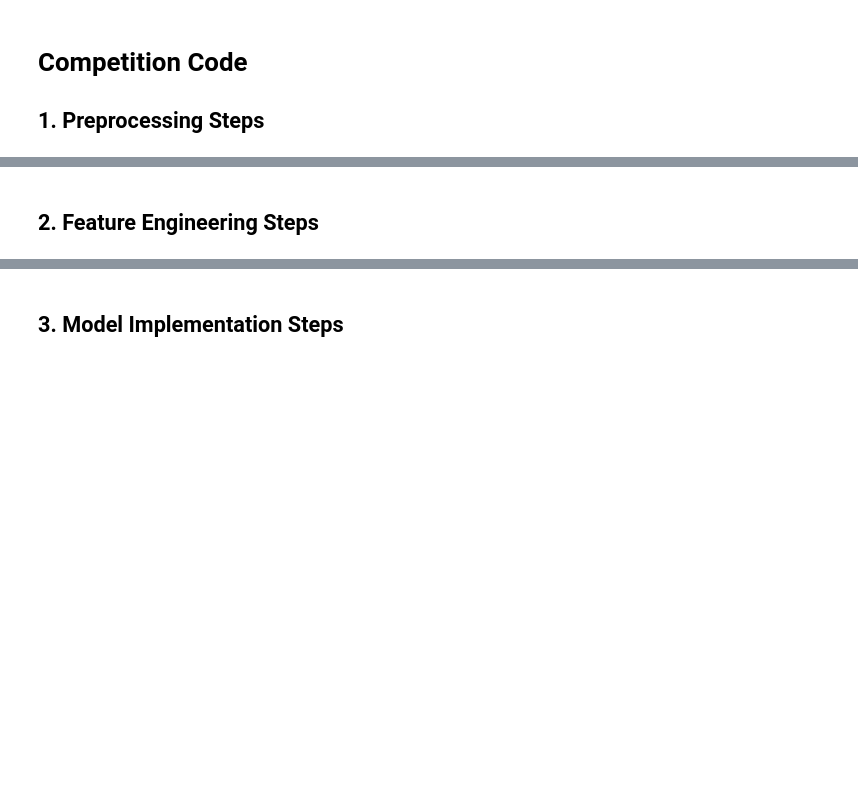
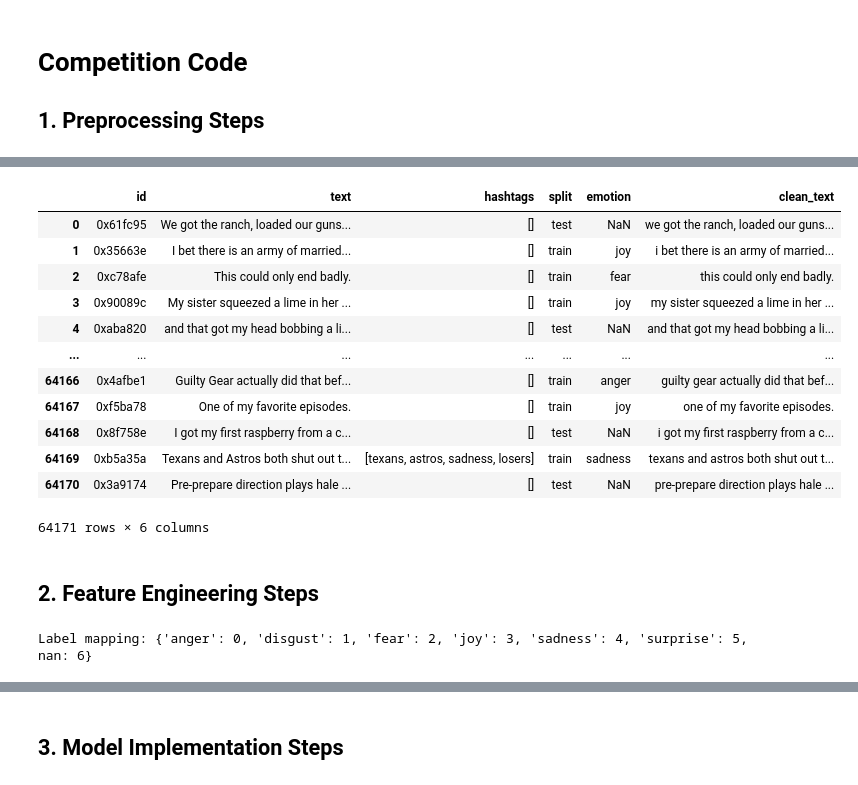
Before and after one commit to Teepawin/DM2025-Lab2-Exercise, a Jupyter notebook: DM2025-Lab2-Homework.ipynb, the cells around one changed output, grey strips where cells are left out. Drawn from its saved outputs; the diff is of its cells as text; code cells hidden in the pictures; blank space fills up the shorter version.

```diff
--- a/DM2025-Lab2-Homework.ipynb
+++ b/DM2025-Lab2-Homework.ipynb
@@ -151,0 +274,4 @@ Markdown Syntax to Add Image: `![Description of the Image](./your_local_folder/n
+# %%
+# Load data_identification
+df_id = pd.read_csv("data_identification.csv")
+df_id
@@ -151,0 +292,3 @@ Markdown Syntax to Add Image: `![Description of the Image](./your_local_folder/n
+# %%
+df_em = pd.read_csv("emotion.csv")
+df_em
@@ -151,0 +309,14 @@ Markdown Syntax to Add Image: `![Description of the Image](./your_local_folder/n
+# %%
+# Merge all columns into one datasets and rename some columns's name
+
+df_posts = df.rename(columns={
+    "root._source.post.post_id": "id",
+    "root._source.post.text": "text",
+    "root._source.post.hashtags": "hashtags"
+})[["id", "text", "hashtags"]]
+
+df_merged = df_posts.merge(df_id, on="id", how="left")
+
+df_merged = df_merged.merge(df_em, on="id", how="left")
+
+df_merged
@@ -152,2 +337,30 @@ Markdown Syntax to Add Image: `![Description of the Image](./your_local_folder/n
+# %%
+# Cleaning data by lowercase, remove URLs, remove mentions, remove extra spaces
+import re
+
+def clean_text(t):
+    t = t.lower()
+    t = re.sub(r"http\S+|www\S+", "", t)  # remove URLs
+    t = re.sub(r"@\w+", "", t)           # remove @mentions
+    t = re.sub(r"\s+", " ", t).strip()
+    return t
+
+df_merged["clean_text"] = df_merged["text"].apply(clean_text)
+
+df_merged
+# %% [output]
+|  | id | text | hashtags | split | emotion | clean_text |
+| 0 | 0x61fc95 | We got the ranch, loaded our guns... | [] | test | NaN | we got the ranch, loaded our guns... |
+| 1 | 0x35663e | I bet there is an army of married... | [] | train | joy | i bet there is an army of married... |
+| 2 | 0xc78afe | This could only end badly. | [] | train | fear | this could only end badly. |
+| 3 | 0x90089c | My sister squeezed a lime in her ... | [] | train | joy | my sister squeezed a lime in her ... |
+| 4 | 0xaba820 | and that got my head bobbing a li... | [] | test | NaN | and that got my head bobbing a li... |
+| ... | ... | ... | ... | ... | ... | ... |
+| 64166 | 0x4afbe1 | Guilty Gear actually did that bef... | [] | train | anger | guilty gear actually did that bef... |
+| 64167 | 0xf5ba78 | One of my favorite episodes. | [] | train | joy | one of my favorite episodes. |
+| 64168 | 0x8f758e | I got my first raspberry from a c... | [] | test | NaN | i got my first raspberry from a c... |
+| 64169 | 0xb5a35a | Texans and Astros both shut out t... | [texans, astros, sadness, losers] | train | sadness | texans and astros both shut out t... |
+| 64170 | 0x3a9174 | Pre-prepare direction plays hale ... | [] | test | NaN | pre-prepare direction plays hale ... |
+64171 rows × 6 columns
 # %% [markdown]
 ## 2. Feature Engineering Steps
@@ -155,0 +380,9 @@ Markdown Syntax to Add Image: `![Description of the Image](./your_local_folder/n
+# %%
+from sklearn.preprocessing import LabelEncoder
+
+le = LabelEncoder()
+df_merged["emotion_id"] = le.fit_transform(df_merged["emotion"])
+label_mapping = dict(zip(le.classes_, le.transform(le.classes_)))
+print("Label mapping:", label_mapping)
+# %% [output]
+Label mapping: {'anger': 0, 'disgust': 1, 'fear': 2, 'joy': 3, 'sadness': 4, 'surprise': 5, nan: 6}
```
Also changed, not shown: parts of 19 cells of this notebook, 46 other files.
